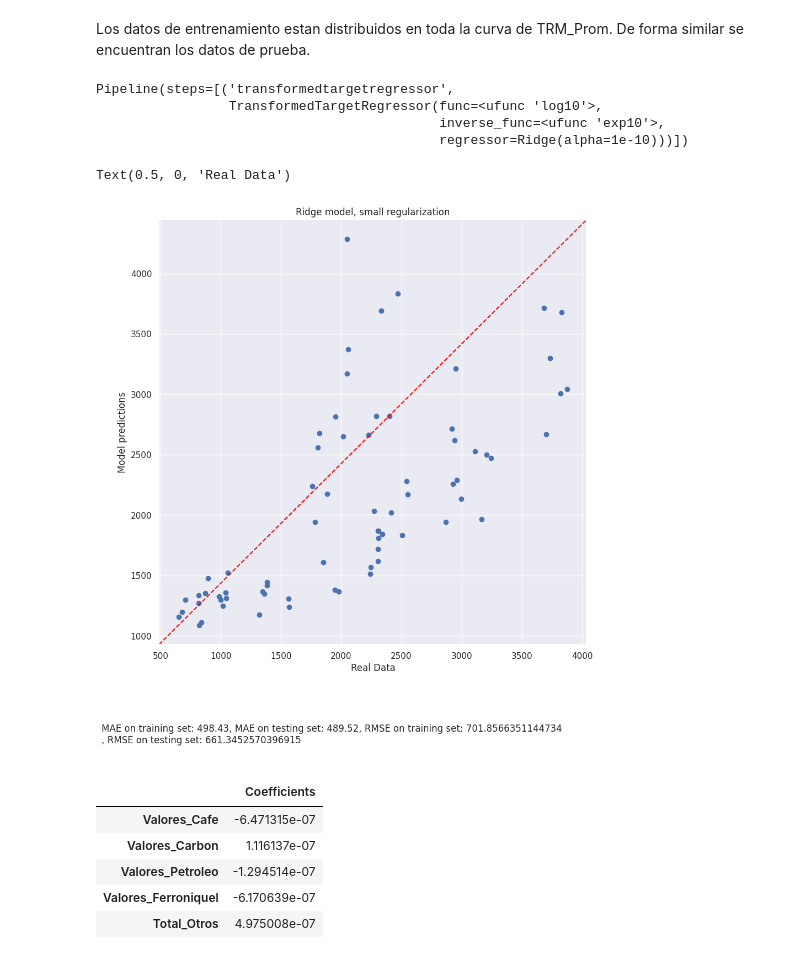
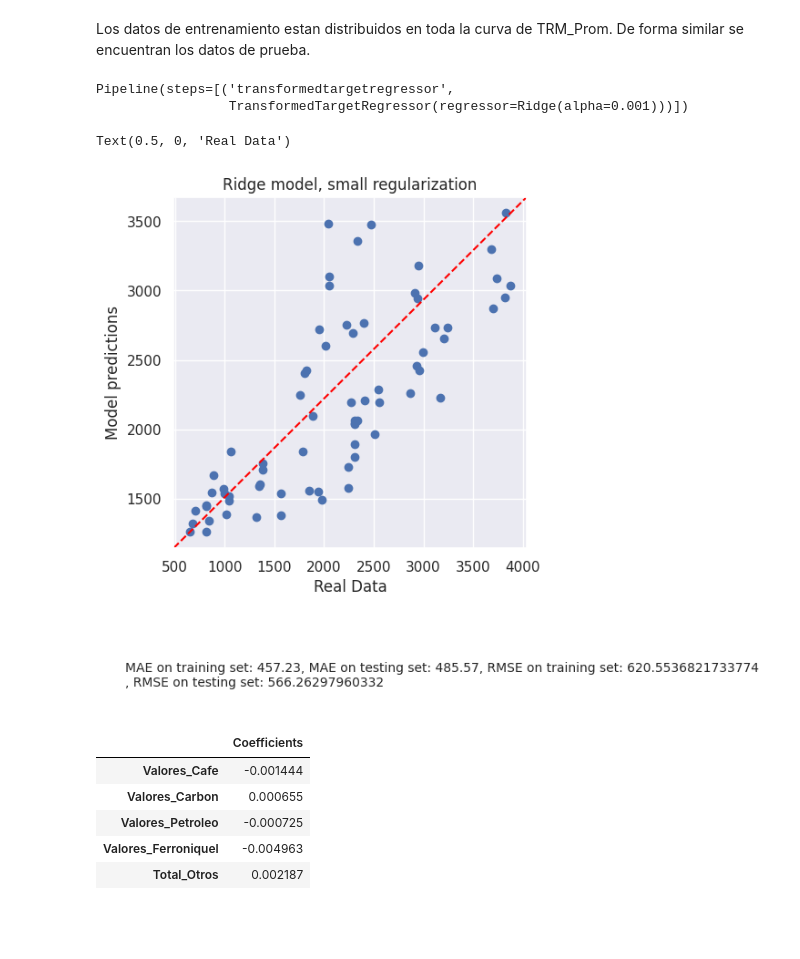
Before and after one commit to victorpena01/Analisis-Exploratorio, a Jupyter notebook: Proyecto_tasa_de_cambio.ipynb, the cells around one changed output. Cells and saved outputs as stored; diff of their text form; code cells hidden in the pictures; blank space fills up the shorter version.

```diff
--- a/Proyecto_tasa_de_cambio.ipynb
+++ b/Proyecto_tasa_de_cambio.ipynb
@@ -764,16 +764,14 @@ Los datos de entrenamiento estan distribuidos en toda la curva de TRM_Prom. De f
 # %%
 model = make_pipeline(
     TransformedTargetRegressor(
-        regressor=Ridge(alpha=1e-10),func=np.log10, inverse_func=sp.special.exp10
+        regressor=Ridge(alpha=0.001)
     )
 )
 # %%
 model.fit(X_train,y_train)
 # %% [output]
 Pipeline(steps=[('transformedtargetregressor',
-                 TransformedTargetRegressor(func=<ufunc 'log10'>,
-                                            inverse_func=<ufunc 'exp10'>,
-                                            regressor=Ridge(alpha=1e-10)))])
+                 TransformedTargetRegressor(regressor=Ridge(alpha=0.001)))])
 # %%
 y_pred = model.predict(X_train)
 mae = median_absolute_error(y_train,y_pred)
@@ -789,16 +787,16 @@ string_score2A = f"RMSE on testing set: {np.sqrt(mean_squared_error(y_test, y_pr
 MAE_TE1 = mae
 RMSE_TE1 =np.sqrt(mean_squared_error(y_test, y_pred))
 # %%
-fig, ax = plt.subplots(figsize=(10,10))
+fig, ax = plt.subplots(figsize=(5,5))
 plt.scatter(y_test,y_pred)
 ax.plot([0,1],[0,1],transform=ax.transAxes,ls="--",c='red')
-plt.text(10,20,string_score1+', '+string_score2+', '+string_score1A+', '+string_score2A)
+plt.text(0,40,string_score1+', '+string_score2+', '+string_score1A+', '+string_score2A,fontsize=10)
 plt.title('Ridge model, small regularization')
 plt.ylabel('Model predictions')
 plt.xlabel('Real Data')
 # %% [output]
 Text(0.5, 0, 'Real Data')
-[figure, old version]
+[figure, new version]
 # %%
 columns_name=(['Valores_Cafe','Valores_Carbon','Valores_Petroleo','Valores_Ferroniquel','Total_Otros'])
 
@@ -811,11 +809,11 @@ coef = pd.DataFrame(
 coef
 # %% [output]
 |  | Coefficients |
-| Valores_Cafe | -6.471315e-07 |
-| Valores_Carbon | 1.116137e-07 |
-| Valores_Petroleo | -1.294514e-07 |
-| Valores_Ferroniquel | -6.170639e-07 |
-| Total_Otros | 4.975008e-07 |
+| Valores_Cafe | -0.001444 |
+| Valores_Carbon | 0.000655 |
+| Valores_Petroleo | -0.000725 |
+| Valores_Ferroniquel | -0.004963 |
+| Total_Otros | 0.002187 |
 # %%
 coef.plot.barh(figsize=(9,7))
 plt.title('Ridge Model, Small Regularization')
```
Also changed, not shown: parts of 4 cells of this notebook.
